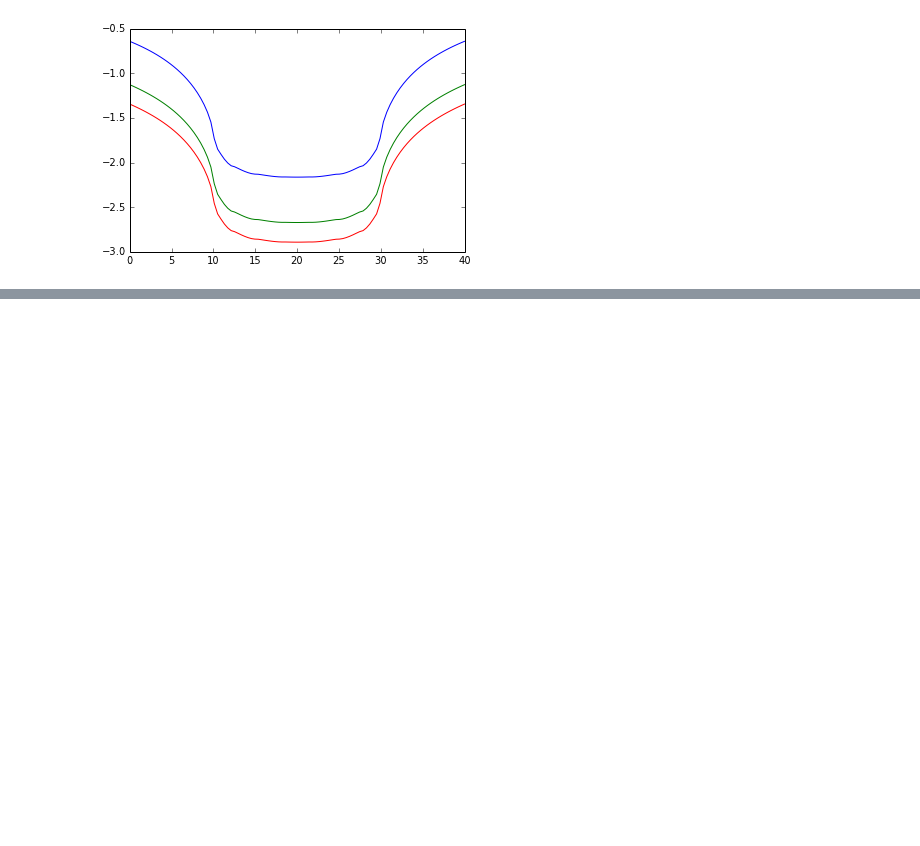
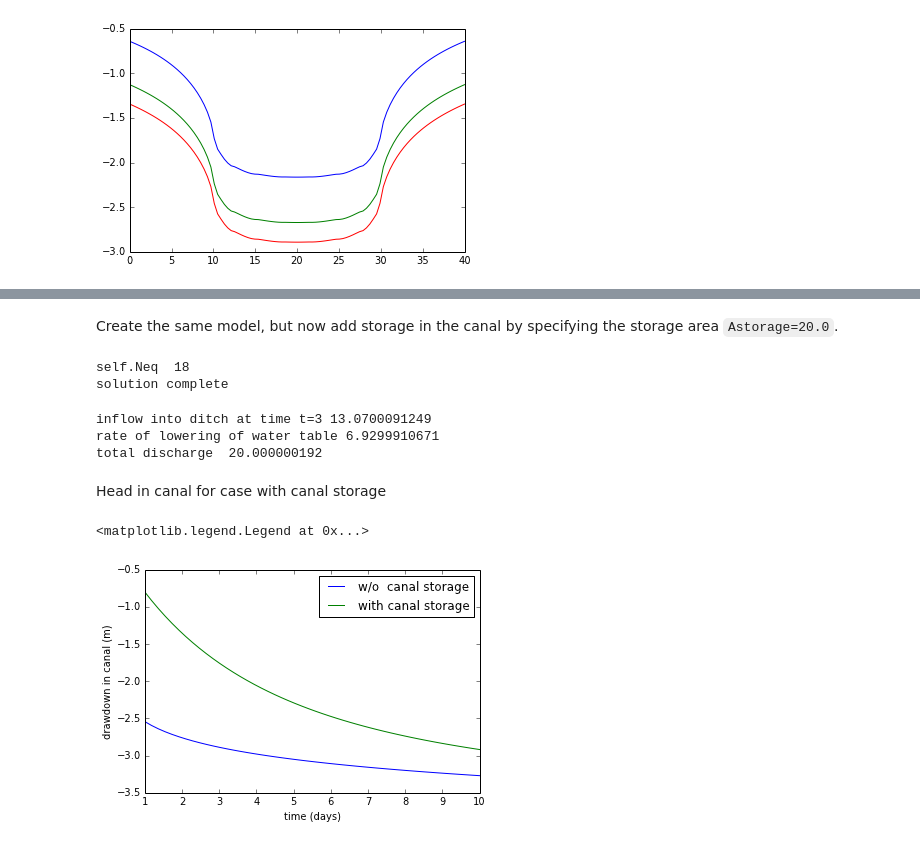
Before and after one commit to mjigmond/ttim, a Jupyter notebook: example_notebooks/ttim_linessinkditch_example.ipynb, the cells around one changed output, grey strips where cells are left out. Cells and saved outputs as stored; diff of their text form; code cells hidden in the pictures; blank space fills up the shorter version.

Commit message:
added canal storage to mscreenlinesinkditch

```diff
--- a/example_notebooks/ttim_linessinkditch_example.ipynb
+++ b/example_notebooks/ttim_linessinkditch_example.ipynb
@@ -93,0 +95,32 @@ xsection( ml, -20, 20, 0, 0, N = 100, t = [1,5,10], layers = 1 )
+# %%
+head1 = lsd.headinside(linspace(1,10,50))[0,0]
+# %% [markdown]
+Create the same model, but now add storage in the canal by specifying the storage area `Astorage=20.0`.
+# %%
+ml = Model3D(kaq = 1, z = arange(5,-1,-1), Saq = 0.001, kzoverkh = 0.1, phreatictop = False, tmin = 1, tmax = 10, M = 20)
+lsd = MscreenLineSinkDitchString(ml, xy = zip(x,y), tsandQ = [(0.0, 20.0)], res = 1.0, wh = 'H', layers = [1,2], Astorage = 20.0 )
+ml.solve()
+# %% [output]
+self.Neq  18
+solution complete
+# %%
+print 'inflow into ditch at time t=3', sum(lsd.strength(t=3))
+print 'rate of lowering of water table', -lsd.headinside(t=3,derivative=1)[0,0,0] * lsd.Astorage
+print 'total discharge ',sum(lsd.strength(t=3)) - lsd.headinside(t=3,derivative=1)[0,0,0] * lsd.Astorage
+# %% [output]
+inflow into ditch at time t=3 13.0700091249
+rate of lowering of water table 6.9299910671
+total discharge  20.000000192
+# %% [markdown]
+Head in canal for case with canal storage
+# %%
+head2 = lsd.headinside(linspace(1,10,50))[0,0]
+# %%
+plot(linspace(1,10,50),head1,label='w/o  canal storage')
+plot(linspace(1,10,50),head2,label='with canal storage')
+xlabel('time (days)')
+ylabel('drawdown in canal (m)')
+legend(loc='best')
+# %% [output]
+<matplotlib.legend.Legend at 0x...>
+[figure, added]
```
Also changed, not shown: parts of 3 cells of this notebook, 1 other file.
